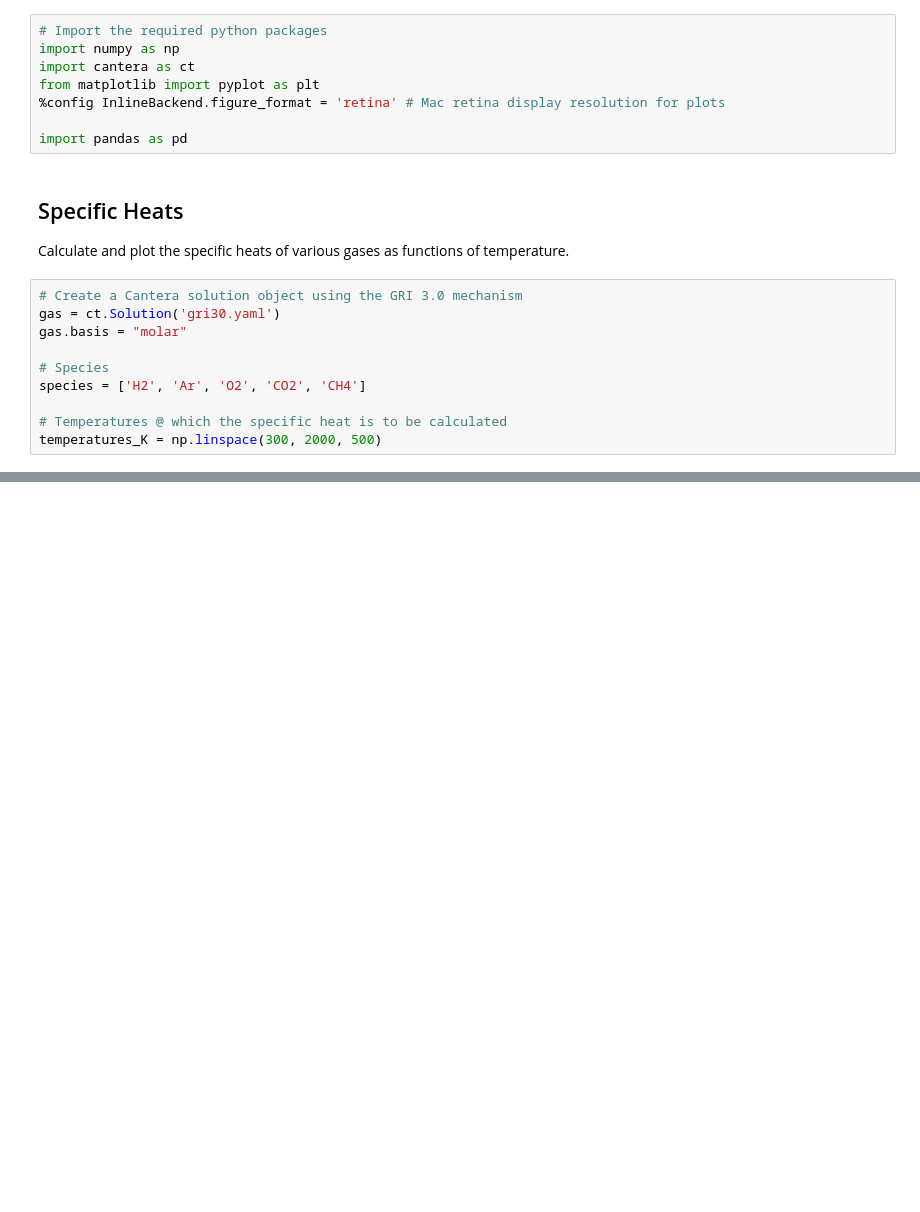
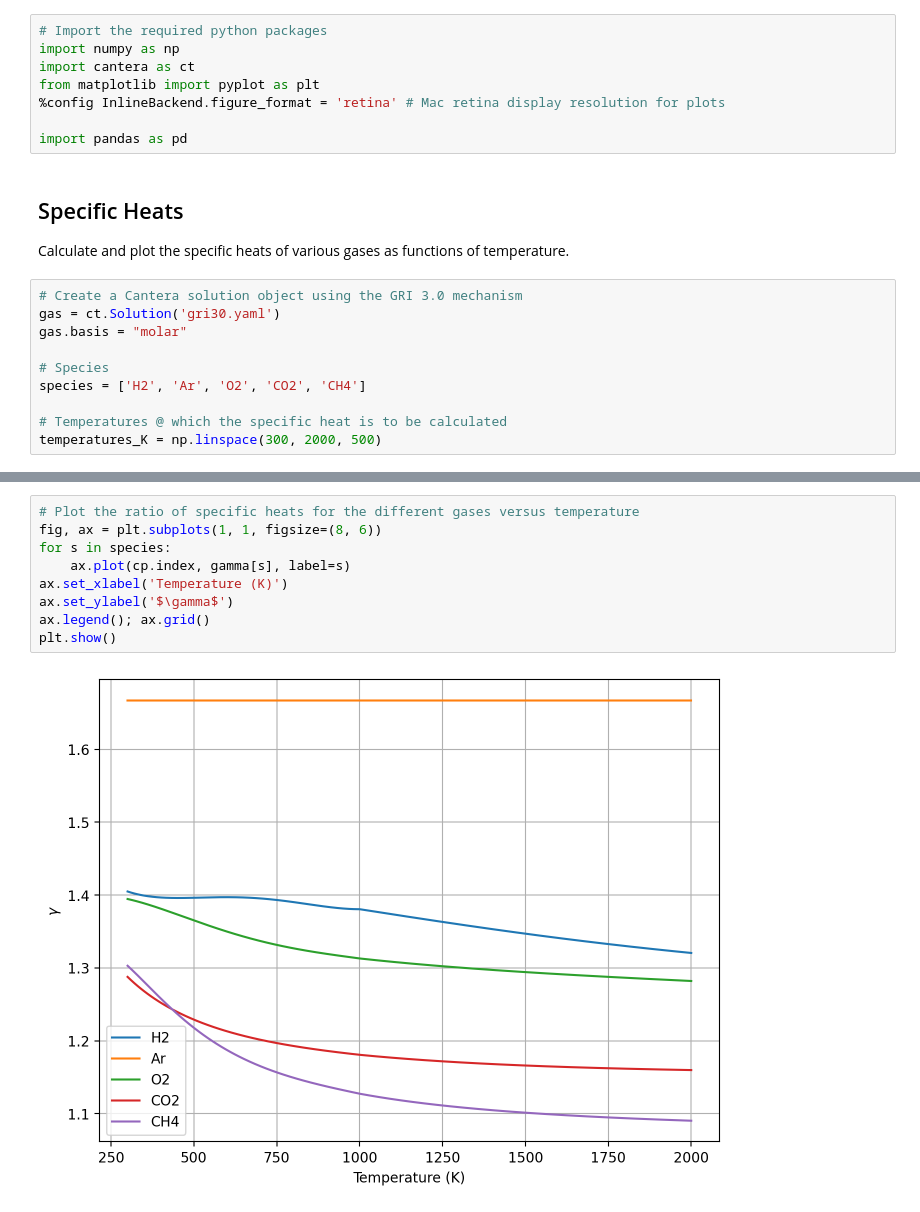
Before and after one commit to davetew/Modern-Aerospace-Propulsion, a Jupyter notebook: Thermodynamics_of_Gases.ipynb, the cells around one changed output, grey strips where cells are left out. Saved outputs shown, nothing was run; the diff lists cells and outputs as text; blank space fills up the shorter version.

```diff
--- a/Thermodynamics_of_Gases.ipynb
+++ b/Thermodynamics_of_Gases.ipynb
@@ -65,0 +70,11 @@ plt.show()
+# %%
+# Plot the ratio of specific heats for the different gases versus temperature
+fig, ax = plt.subplots(1, 1, figsize=(8, 6))
+for s in species:
+    ax.plot(cp.index, gamma[s], label=s)
+ax.set_xlabel('Temperature (K)')
+ax.set_ylabel('$\gamma$')
+ax.legend(); ax.grid()
+plt.show()
+# %% [output]
+[figure, added]
```
Also changed, not shown: parts of 2 cells of this notebook.
